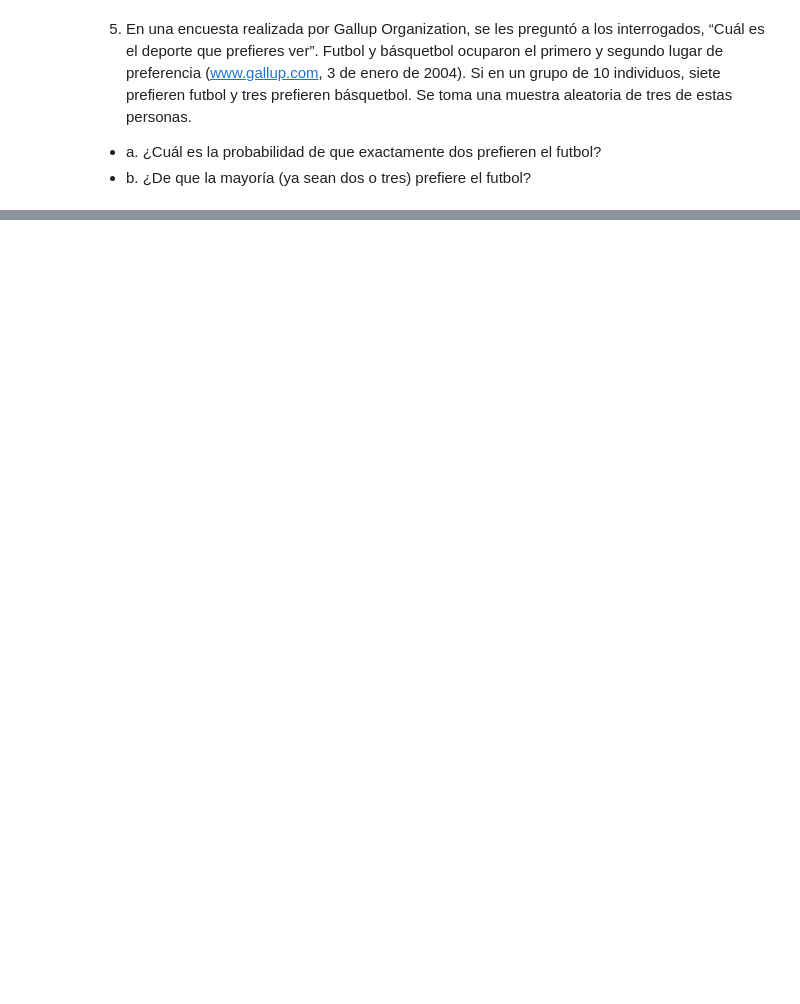
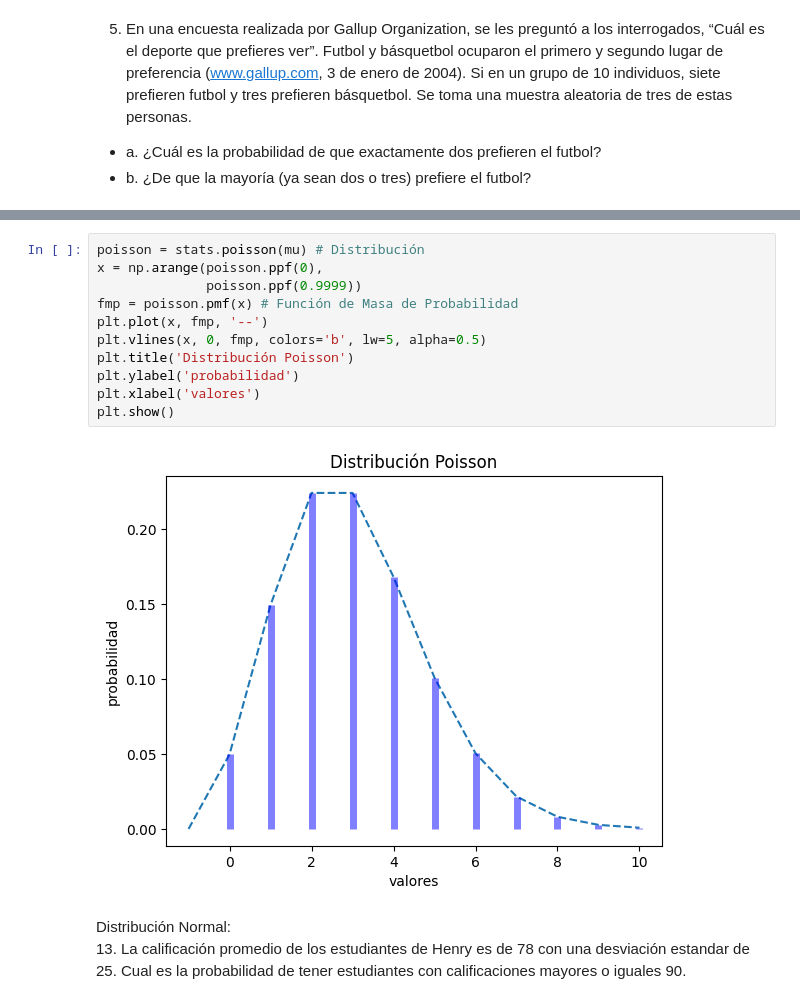
Before and after one commit to MarceloOrtizz/M2, a Jupyter notebook: Clase 04/Marcelo.ipynb, the cells around one changed output, grey strips where cells are left out. Cells and saved outputs as stored; diff of their text form; blank space fills up the shorter version.

```diff
--- a/Clase 04/Marcelo.ipynb
+++ b/Clase 04/Marcelo.ipynb
@@ -196,0 +306,16 @@ probabilidad_hipergeometrica(N,X,n,x)
+# %%
+poisson = stats.poisson(mu) # Distribución
+x = np.arange(poisson.ppf(0),
+              poisson.ppf(0.9999))
+fmp = poisson.pmf(x) # Función de Masa de Probabilidad
+plt.plot(x, fmp, '--')
+plt.vlines(x, 0, fmp, colors='b', lw=5, alpha=0.5)
+plt.title('Distribución Poisson')
+plt.ylabel('probabilidad')
+plt.xlabel('valores')
+plt.show()
+# %% [output]
+[figure, added]
+# %% [markdown]
+Distribución Normal:<br>
+13. La calificación promedio de los estudiantes de Henry es de 78 con una desviación estandar de 25. Cual es la probabilidad de tener estudiantes con calificaciones mayores o iguales 90.
```
Also changed, not shown: parts of 32 cells of this notebook.
